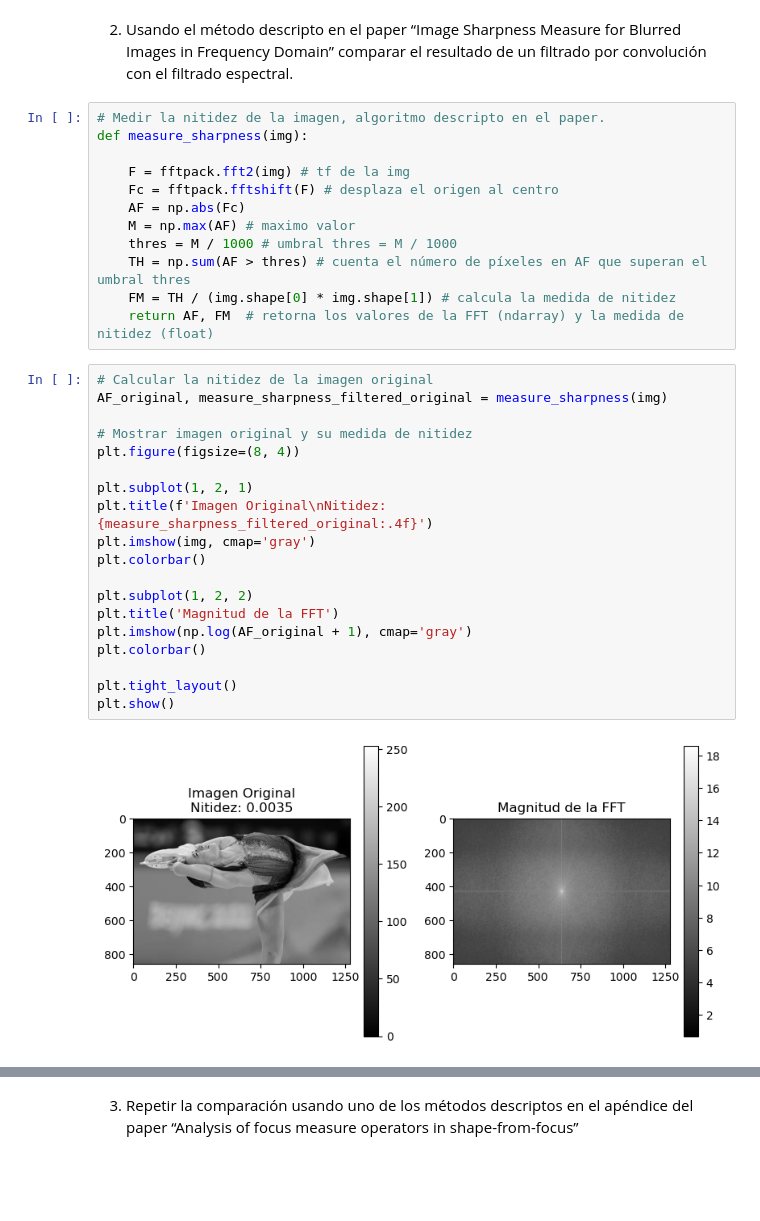
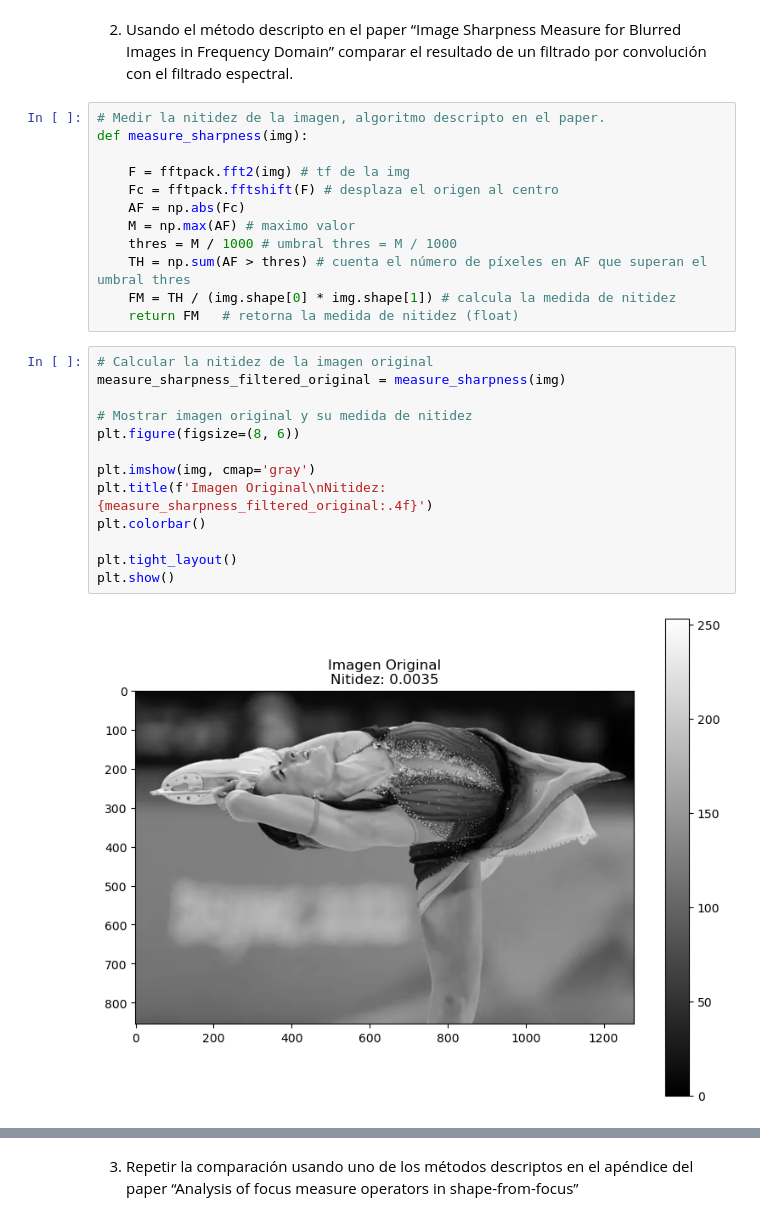
Before and after one commit to noequalindi/vision_computadora_I, a Jupyter notebook: Material_TPs/TP2/trabajo_practico_2_qualindi.ipynb, the cells around one changed output, grey strips where cells are left out. Drawn from its saved outputs; the diff is of its cells as text; blank space fills up the shorter version.

```diff
--- a/Material_TPs/TP2/trabajo_practico_2_qualindi.ipynb
+++ b/Material_TPs/TP2/trabajo_practico_2_qualindi.ipynb
@@ -100,25 +102,19 @@ def measure_sharpness(img):
     thres = M / 1000 # umbral thres = M / 1000
     TH = np.sum(AF > thres) # cuenta el número de píxeles en AF que superan el umbral thres
     FM = TH / (img.shape[0] * img.shape[1]) # calcula la medida de nitidez
-    return AF, FM  # retorna los valores de la FFT (ndarray) y la medida de nitidez (float)
+    return FM   # retorna la medida de nitidez (float)
 # %%
 # Calcular la nitidez de la imagen original
-AF_original, measure_sharpness_filtered_original = measure_sharpness(img)
+measure_sharpness_filtered_original = measure_sharpness(img)
 
 # Mostrar imagen original y su medida de nitidez
-plt.figure(figsize=(8, 4))
+plt.figure(figsize=(8, 6))
 
-plt.subplot(1, 2, 1)
+plt.imshow(img, cmap='gray')
 plt.title(f'Imagen Original\nNitidez: {measure_sharpness_filtered_original:.4f}')
-plt.imshow(img, cmap='gray')
-plt.colorbar()
-
-plt.subplot(1, 2, 2)
-plt.title('Magnitud de la FFT')
-plt.imshow(np.log(AF_original + 1), cmap='gray')
 plt.colorbar()
 
 plt.tight_layout()
 plt.show()
 # %% [output]
-[figure, old version]
+[figure, new version]
```
Also changed, not shown: parts of 18 cells of this notebook.
